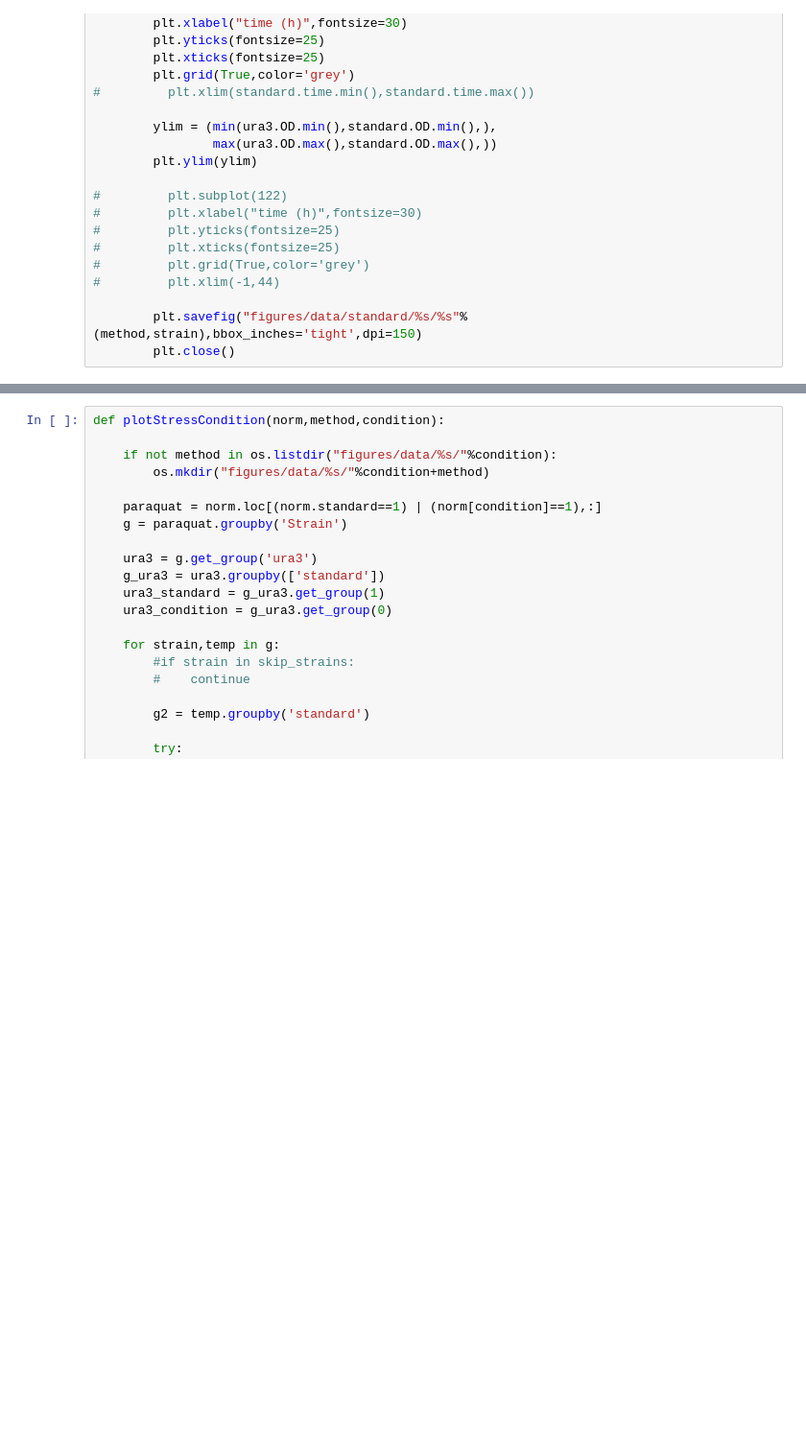
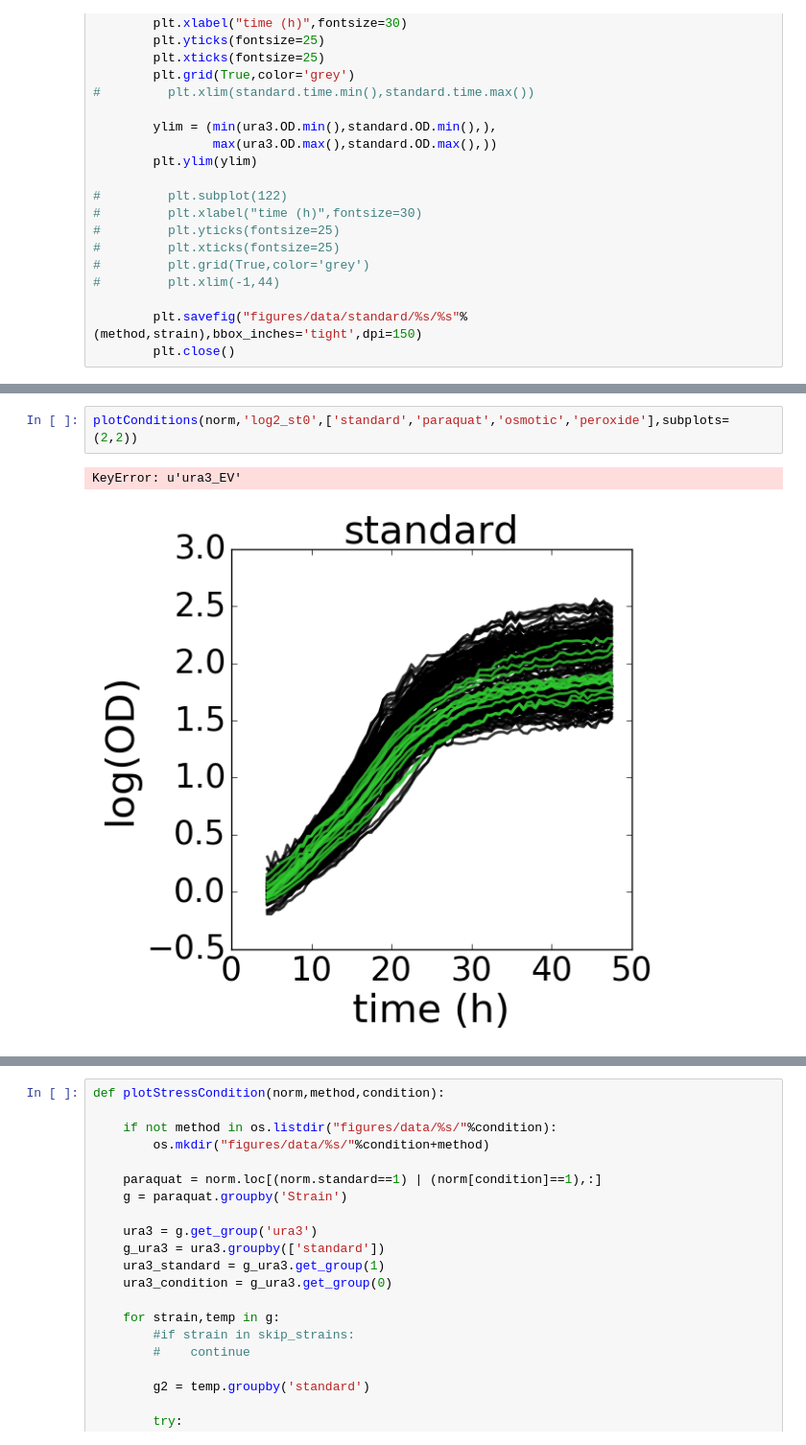
Before and after one commit to ptonner/hsalinarum_tf_phenotype, a Jupyter notebook: notebooks/dataSetup.ipynb, the cells around one changed output, grey strips where cells are left out. Shown at 96% size. Drawn from its saved outputs; the diff is of its cells as text; blank space fills up the shorter version.

```diff
--- a/notebooks/dataSetup.ipynb
+++ b/notebooks/dataSetup.ipynb
@@ -101,0 +170,5 @@ def plot_standard(norm,method):
+# %%
+plotConditions(norm,'log2_st0',['standard','paraquat','osmotic','peroxide'],subplots=(2,2))
+# %% [output]
+KeyError: u'ura3_EV'
+[figure, added]
```
Also changed, not shown: parts of 22 cells of this notebook, 7 other files.
